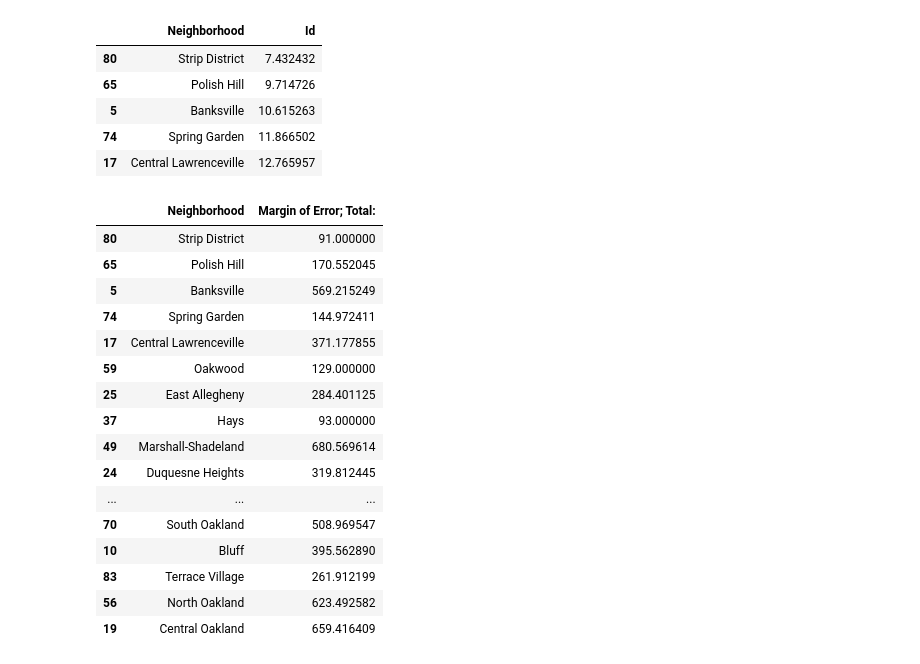
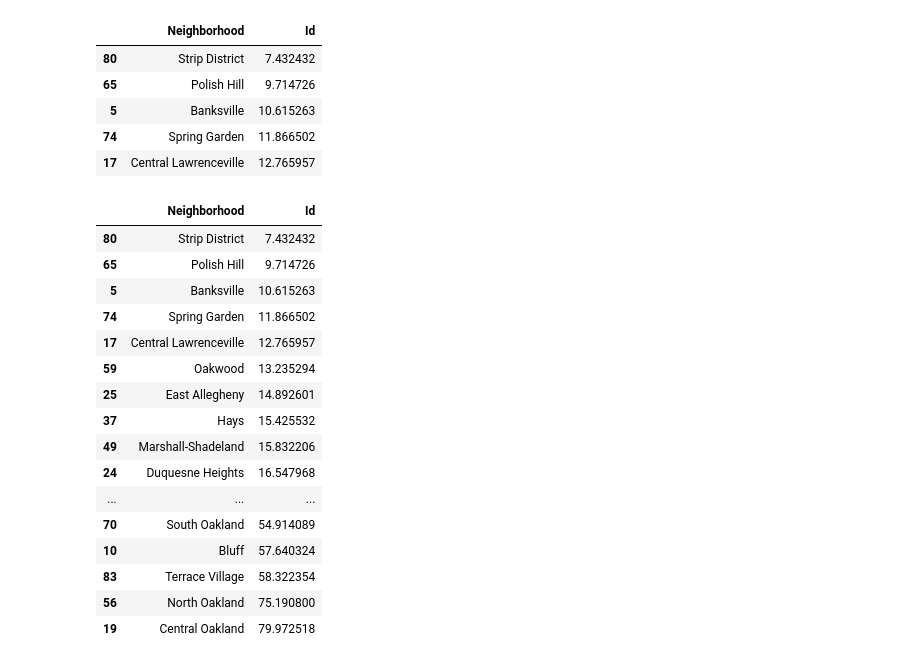
Before and after one commit to Thalsey/Club_Dub, a Jupyter notebook: main.ipynb, the cells around one changed output. Drawn from its saved outputs; the diff is of its cells as text; code cells hidden in the pictures.

```diff
--- a/main.ipynb
+++ b/main.ipynb
@@ -172,23 +181,23 @@ school2.head()
 | 5 | Banksville | 10.615263 |
 | 74 | Spring Garden | 11.866502 |
 | 17 | Central Lawrenceville | 12.765957 |
-# %%
-school2.iloc[:, 0:2]
-# %% [output]
-|  | Neighborhood | Margin of Error; Total: |
-| 80 | Strip District | 91.000000 |
-| 65 | Polish Hill | 170.552045 |
-| 5 | Banksville | 569.215249 |
-| 74 | Spring Garden | 144.972411 |
-| 17 | Central Lawrenceville | 371.177855 |
-| 59 | Oakwood | 129.000000 |
-| 25 | East Allegheny | 284.401125 |
-| 37 | Hays | 93.000000 |
-| 49 | Marshall-Shadeland | 680.569614 |
-| 24 | Duquesne Heights | 319.812445 |
-| ... | ... | ... |
-| 70 | South Oakland | 508.969547 |
-| 10 | Bluff | 395.562890 |
-| 83 | Terrace Village | 261.912199 |
-| 56 | North Oakland | 623.492582 |
-| 19 | Central Oakland | 659.416409 |
+# %%
+school2
+# %% [output]
+|  | Neighborhood | Id |
+| 80 | Strip District | 7.432432 |
+| 65 | Polish Hill | 9.714726 |
+| 5 | Banksville | 10.615263 |
+| 74 | Spring Garden | 11.866502 |
+| 17 | Central Lawrenceville | 12.765957 |
+| 59 | Oakwood | 13.235294 |
+| 25 | East Allegheny | 14.892601 |
+| 37 | Hays | 15.425532 |
+| 49 | Marshall-Shadeland | 15.832206 |
+| 24 | Duquesne Heights | 16.547968 |
+| ... | ... | ... |
+| 70 | South Oakland | 54.914089 |
+| 10 | Bluff | 57.640324 |
+| 83 | Terrace Village | 58.322354 |
+| 56 | North Oakland | 75.190800 |
+| 19 | Central Oakland | 79.972518 |
```
Also changed, not shown: parts of 7 cells of this notebook.
